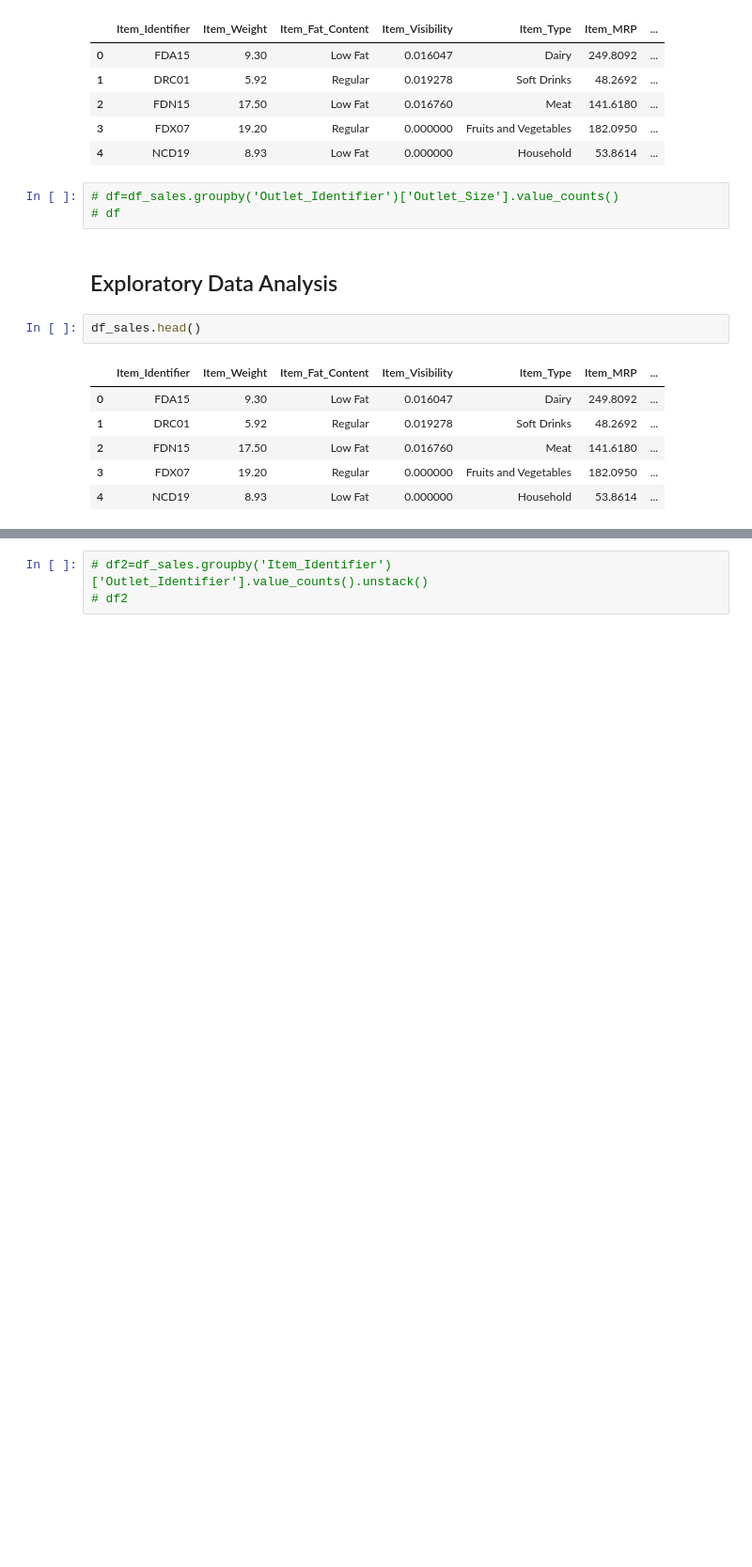
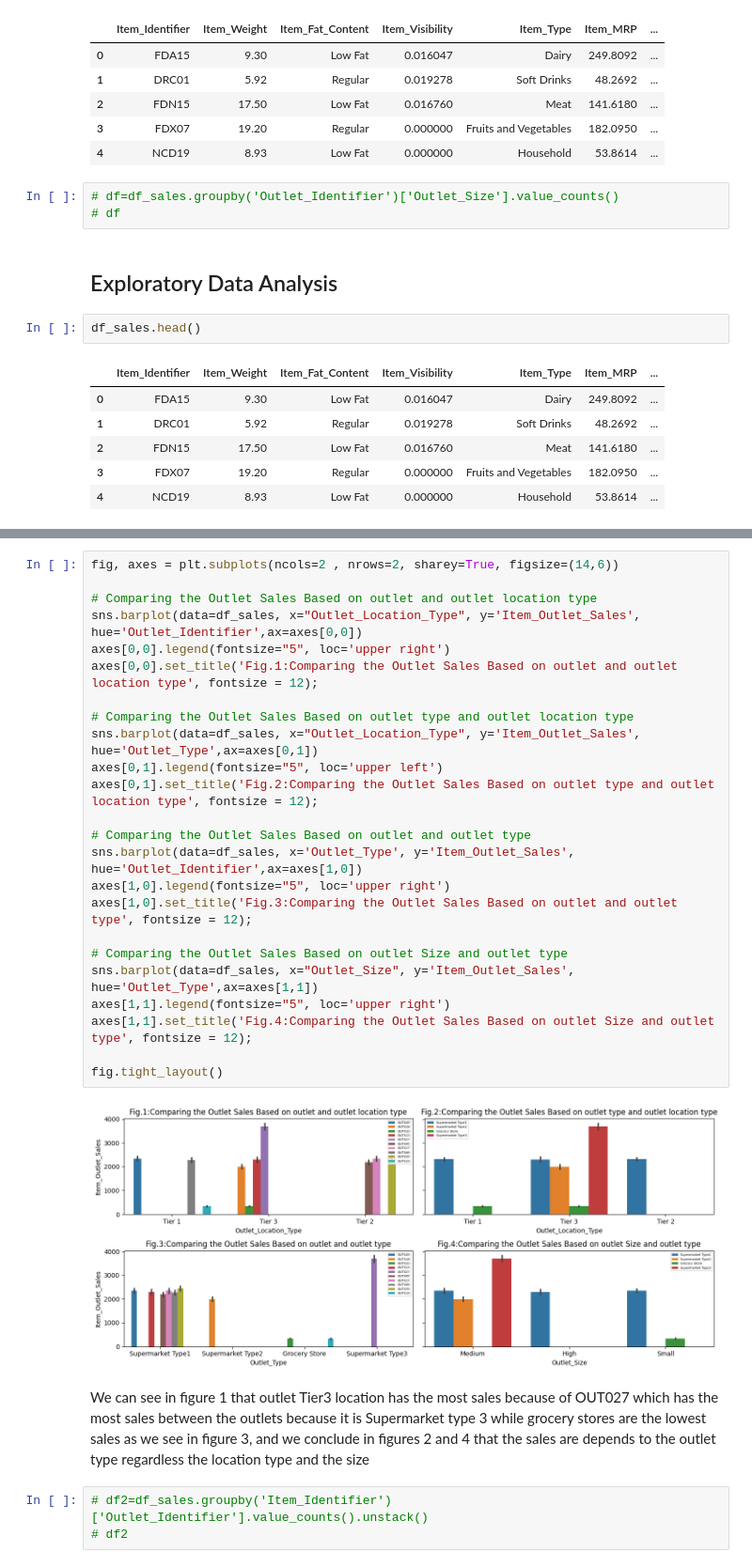
Before and after one commit to mohammadmasqala/Prediction-of-Product-Sale, a Jupyter notebook: Prediction_of_Product_Sale.ipynb, the cells around one changed output, grey strips where cells are left out. Shown at 94% size. Saved outputs shown, nothing was run; the diff lists cells and outputs as text; blank space fills up the shorter version.

```diff
--- a/Prediction_of_Product_Sale.ipynb
+++ b/Prediction_of_Product_Sale.ipynb
@@ -313,3 +310,31 @@ sns.countplot(data= df_sales, x="Item_Fat_Content", hue='Outlet_Identifier', wid
+# %%
+fig, axes = plt.subplots(ncols=2 , nrows=2, sharey=True, figsize=(14,6))
+
+# Comparing the Outlet Sales Based on outlet and outlet location type
+sns.barplot(data=df_sales, x="Outlet_Location_Type", y='Item_Outlet_Sales', hue='Outlet_Identifier',ax=axes[0,0])
+axes[0,0].legend(fontsize="5", loc='upper right')
+axes[0,0].set_title('Fig.1:Comparing the Outlet Sales Based on outlet and outlet location type', fontsize = 12);
+
+# Comparing the Outlet Sales Based on outlet type and outlet location type
+sns.barplot(data=df_sales, x="Outlet_Location_Type", y='Item_Outlet_Sales', hue='Outlet_Type',ax=axes[0,1])
+axes[0,1].legend(fontsize="5", loc='upper left')
+axes[0,1].set_title('Fig.2:Comparing the Outlet Sales Based on outlet type and outlet location type', fontsize = 12);
+
+# Comparing the Outlet Sales Based on outlet and outlet type
+sns.barplot(data=df_sales, x='Outlet_Type', y='Item_Outlet_Sales', hue='Outlet_Identifier',ax=axes[1,0])
+axes[1,0].legend(fontsize="5", loc='upper right')
+axes[1,0].set_title('Fig.3:Comparing the Outlet Sales Based on outlet and outlet type', fontsize = 12);
+
+# Comparing the Outlet Sales Based on outlet Size and outlet type
+sns.barplot(data=df_sales, x="Outlet_Size", y='Item_Outlet_Sales', hue='Outlet_Type',ax=axes[1,1])
+axes[1,1].legend(fontsize="5", loc='upper right')
+axes[1,1].set_title('Fig.4:Comparing the Outlet Sales Based on outlet Size and outlet type', fontsize = 12);
+
+fig.tight_layout()
+# %% [output]
+[figure, added]
+# %% [markdown]
+We can see in figure 1 that outlet Tier3 location has the most sales because of OUT027 which has the most sales between the outlets because it is Supermarket type 3 while grocery stores are the lowest sales as we see in figure 3, and we conclude in figures 2 and 4 that the sales are depends to the outlet type regardless the location type and the size
 # %%
 # df2=df_sales.groupby('Item_Identifier')['Outlet_Identifier'].value_counts().unstack()
 # df2
```
Also changed, not shown: parts of 8 cells of this notebook.
